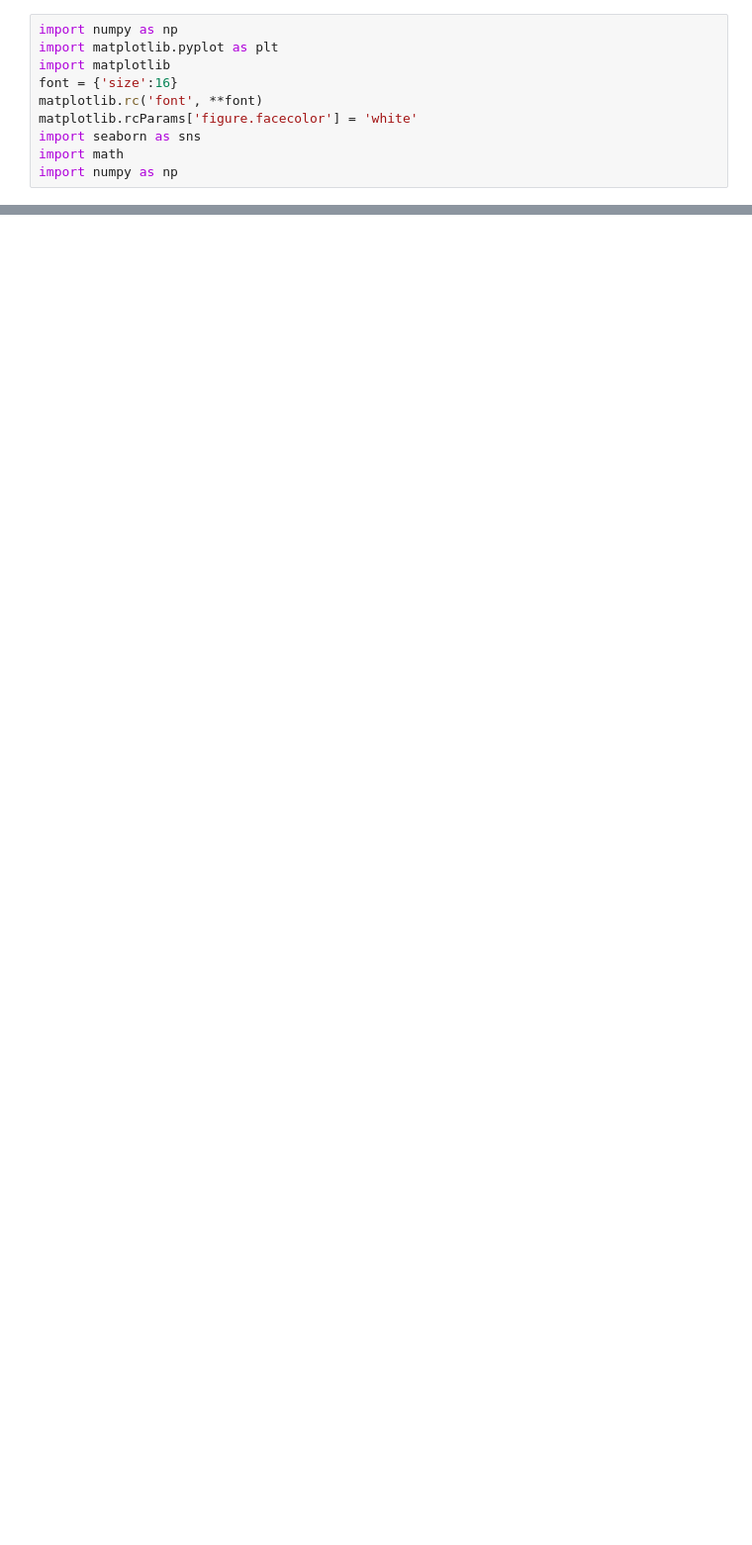
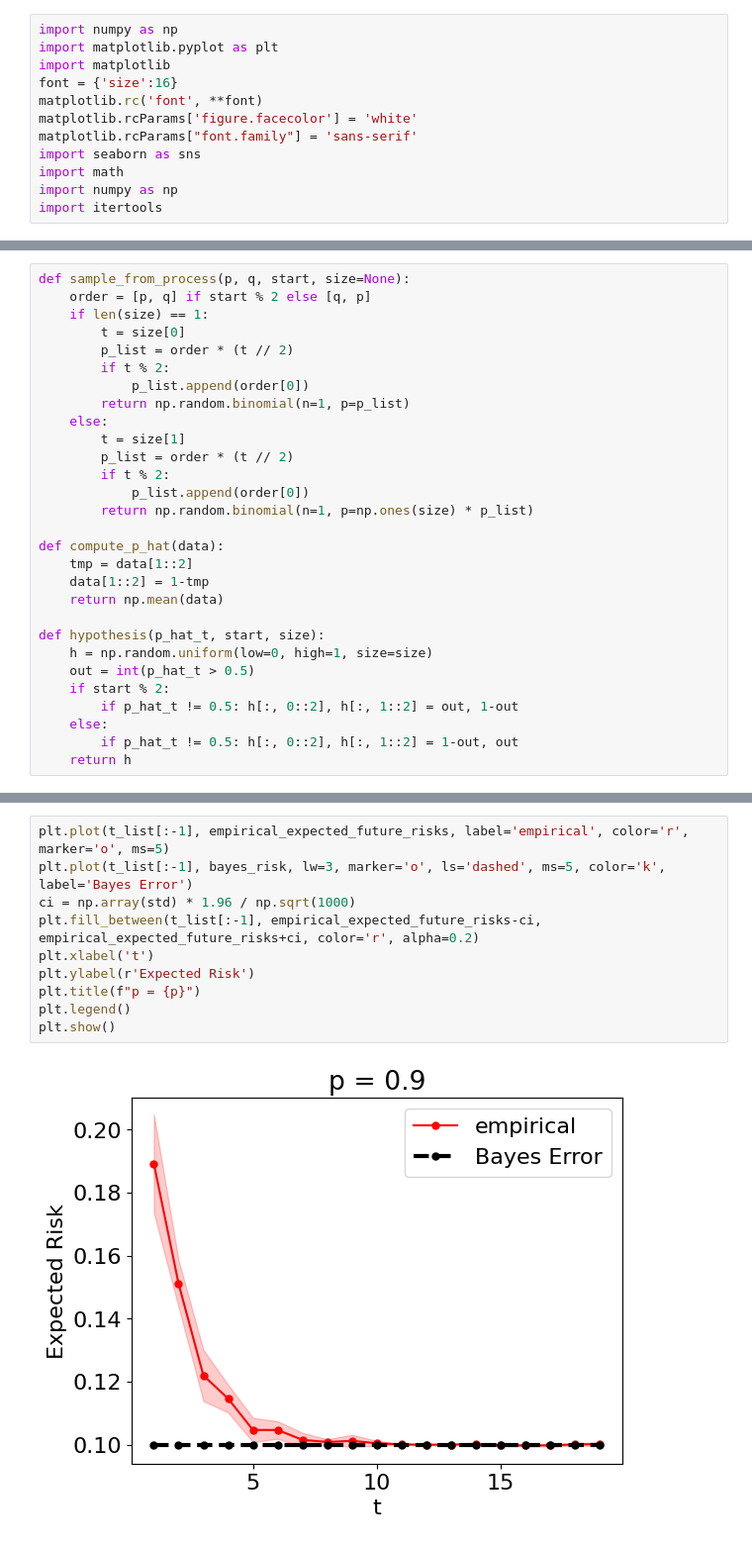
Before and after one commit to YuxinB/ProL, a Jupyter notebook: notebooks/6-four-cases-of-PL.ipynb, the cells around one changed output, grey strips where cells are left out. Shown at 99% size. Saved outputs shown, nothing was run; the diff lists cells and outputs as text; blank space fills up the shorter version.

```diff
--- a/notebooks/6-four-cases-of-PL.ipynb
+++ b/notebooks/6-four-cases-of-PL.ipynb
@@ -5,6 +5,8 @@ import matplotlib
 font = {'size':16}
 matplotlib.rc('font', **font)
 matplotlib.rcParams['figure.facecolor'] = 'white'
+matplotlib.rcParams["font.family"] = 'sans-serif'
 import seaborn as sns
 import math
 import numpy as np
+import itertools
@@ -21,0 +79,29 @@ expected_risk = [(1-p)*(1 - binomial_cdf(t, p, 0.5*t)) + p*binomial_cdf(t, p, 0.
+# %%
+def sample_from_process(p, q, start, size=None):
+    order = [p, q] if start % 2 else [q, p]
+    if len(size) == 1:
+        t = size[0]
+        p_list = order * (t // 2)
+        if t % 2:
+            p_list.append(order[0])
+        return np.random.binomial(n=1, p=p_list)
+    else:
+        t = size[1]
+        p_list = order * (t // 2)
+        if t % 2:
+            p_list.append(order[0])
+        return np.random.binomial(n=1, p=np.ones(size) * p_list)
+
+def compute_p_hat(data):
+    tmp = data[1::2]
+    data[1::2] = 1-tmp
+    return np.mean(data)
+
+def hypothesis(p_hat_t, start, size):
+    h = np.random.uniform(low=0, high=1, size=size)
+    out = int(p_hat_t > 0.5)
+    if start % 2:
+        if p_hat_t != 0.5: h[:, 0::2], h[:, 1::2] = out, 1-out
+    else:
+        if p_hat_t != 0.5: h[:, 0::2], h[:, 1::2] = 1-out, out
+    return h
@@ -21,0 +145,12 @@ expected_risk = [(1-p)*(1 - binomial_cdf(t, p, 0.5*t)) + p*binomial_cdf(t, p, 0.
+# %%
+plt.plot(t_list[:-1], empirical_expected_future_risks, label='empirical', color='r', marker='o', ms=5)
+plt.plot(t_list[:-1], bayes_risk, lw=3, marker='o', ls='dashed', ms=5, color='k', label='Bayes Error')
+ci = np.array(std) * 1.96 / np.sqrt(1000)
+plt.fill_between(t_list[:-1], empirical_expected_future_risks-ci, empirical_expected_future_risks+ci, color='r', alpha=0.2)
+plt.xlabel('t')
+plt.ylabel(r'Expected Risk')
+plt.title(f"p = {p}")
+plt.legend()
+plt.show()
+# %% [output]
+[figure, added]
```
Also changed, not shown: parts of 20 cells of this notebook.
